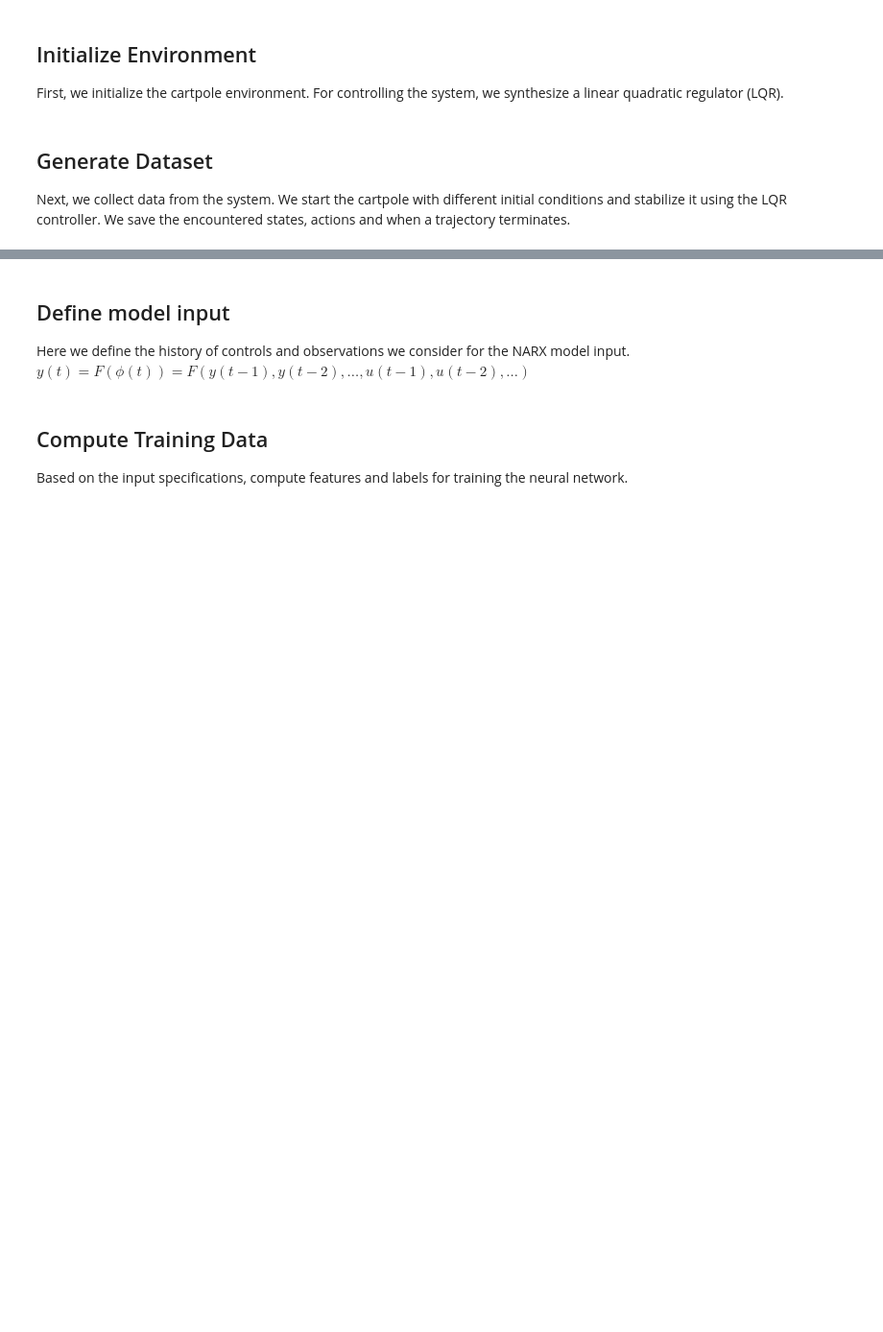
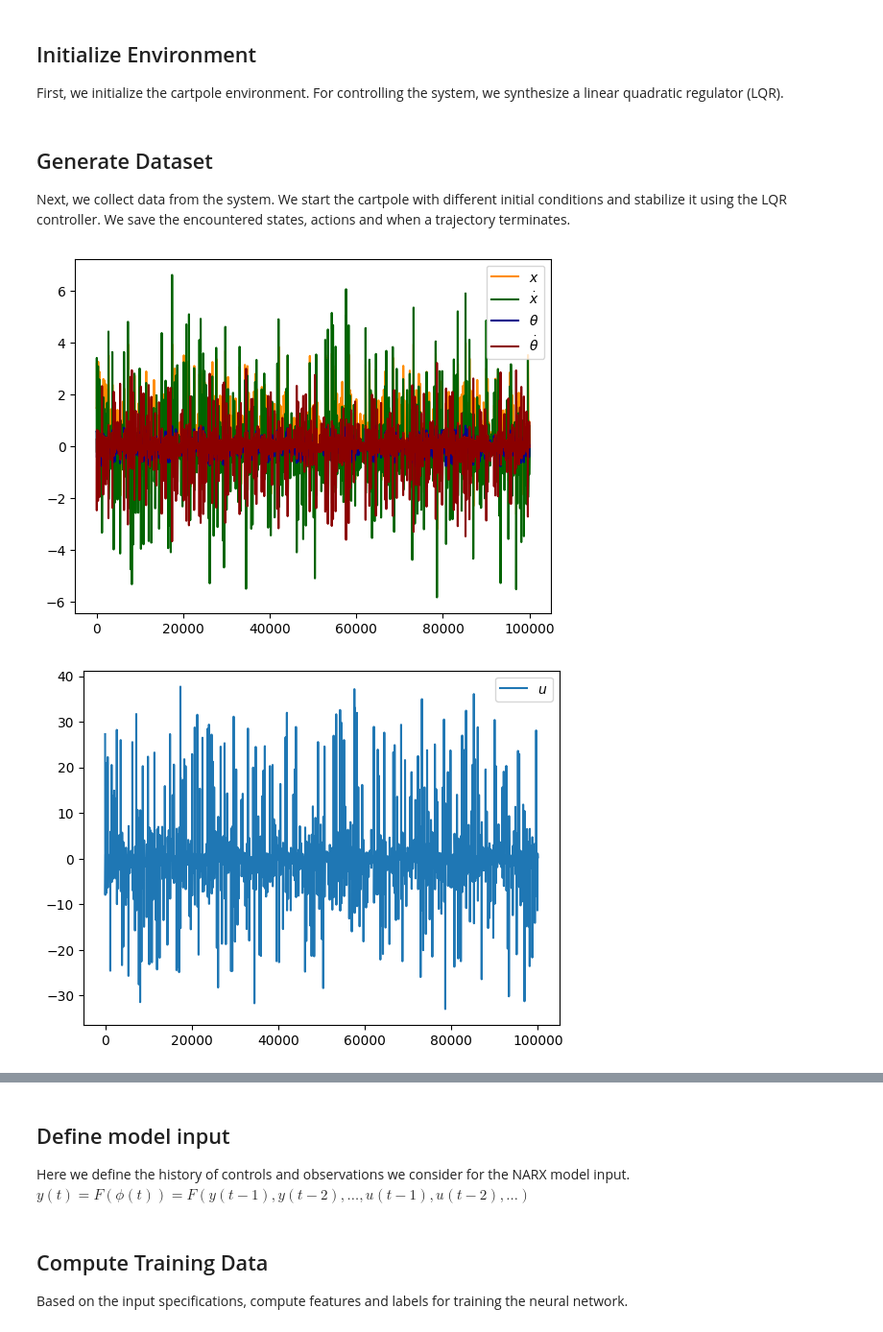
Before and after one commit to Data-Science-in-Mechanical-Engineering/RLLBC, a Jupyter notebook: class_examples/7. Learning-Based Control/Cartpole_NARX.ipynb, the cells around one changed output, grey strips where cells are left out. Shown at 96% size. Drawn from its saved outputs; the diff is of its cells as text; code cells hidden in the pictures; blank space fills up the shorter version.

```diff
--- a/class_examples/7. Learning-Based Control/Cartpole_NARX.ipynb
+++ b/class_examples/7. Learning-Based Control/Cartpole_NARX.ipynb
@@ -59,13 +59,13 @@ cost_control = 1
 Q = np.diag([cost_x, cost_x_dot, cost_theta, cost_theta_dot])
 R = np.diag([cost_control])
 
-K, _, _ = ct.lqr(linsys_d, Q, R)
+K, _, _ = ct.dlqr(linsys_d, Q, R)
 # %% [markdown]
 ## Generate Dataset
 
 Next, we collect data from the system. We start the cartpole with different initial conditions and stabilize it using the LQR controller. We save the encountered states, actions and when a trajectory terminates.
 # %%
-total_steps = 500 #100000
+total_steps = 100000 #500
 max_ep_steps = 300
 steps = 0
 ep_steps = 0
@@ -89,30 +89,33 @@ while steps < total_steps:
         next_state, reward, done, _, _ = env.step(action) # simulate the system
         act_arr[steps] = action # store the data
         obs_arr[steps, :] = state
         done_arr[steps] = done
         state = next_state
         steps += 1
         ep_steps += 1
         if ep_steps == max_ep_steps:
             done = True
             done_arr[steps-1] = done
             ep_steps = 0
         if steps == total_steps:
             break
 
 
 
 plt.plot(obs_arr[:, 0], label='$x$', color='darkorange')
 plt.plot(obs_arr[:, 1], label='$\dot{x}$', color='darkgreen')
 plt.plot(obs_arr[:, 2], label='$\\theta$', color='darkblue')
 plt.plot(obs_arr[:, 3], label='$\dot{\\theta}$', color='darkred')
 plt.legend(loc='upper right')
 plt.show()
 
 plt.plot(act_arr, label='$u$')
 plt.legend(loc='upper right')
 plt.show()
 
 plt.plot(done_arr, label='done')
 plt.legend(loc='upper right')
 plt.show()
+# %% [output]
+[figure, added]
+[figure, added]
```
Also changed, not shown: parts of 6 cells of this notebook, 19 other files.
